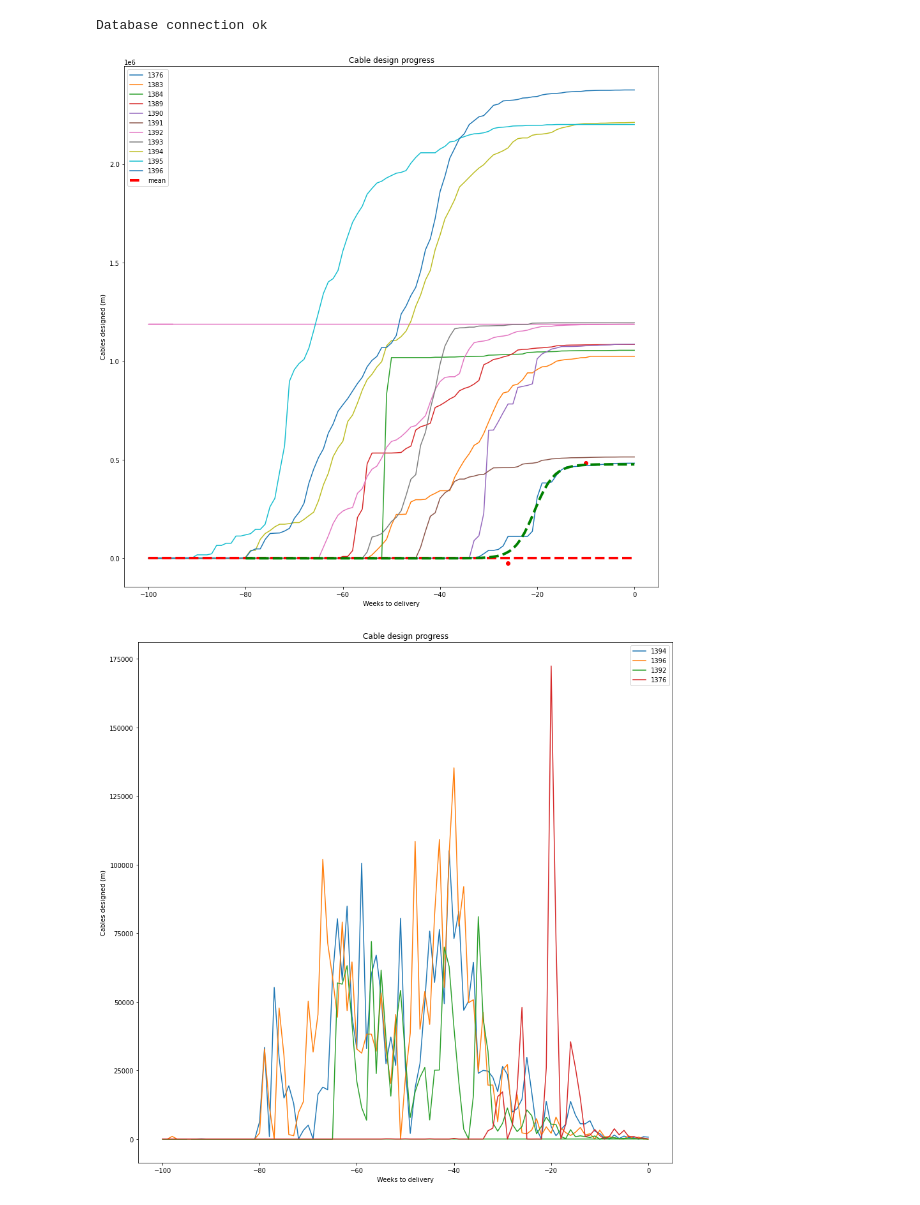
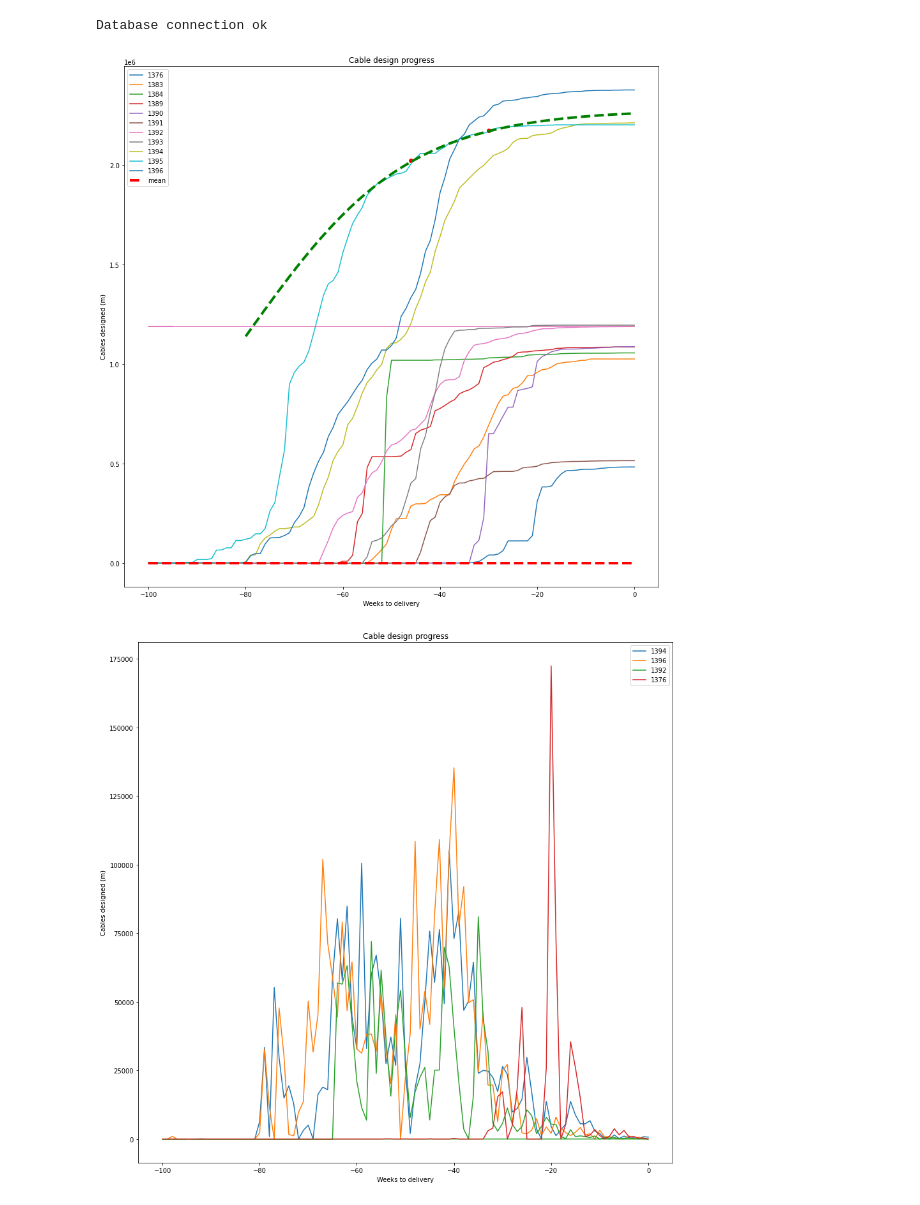
Before and after one commit to Miikkasna/cablepredictions, a Jupyter notebook: jupyter test.ipynb, the cells around one changed output. Saved outputs shown, nothing was run; the diff lists cells and outputs as text; code cells hidden in the pictures.

```diff
--- a/jupyter test.ipynb
+++ b/jupyter test.ipynb
@@ -58,37 +58,37 @@ for ship in data:
     y = data[:, -1]
     legends.append(ship)
     ycum = y.cumsum()
     ycum_n = ycum/ycum.max(axis=0)
     #(x0hat, khat, lhat), _ = curve_fit(logifunc, x, ycum, bounds=([-100, 0, 1], [0, 10, ycum[-1]*2]))
     x2 = range(-100, 0)
     #yhat = logifunc(x2, x0hat, khat, lhat)
-    if ship==1376:
-        c = -26
-        e = -10
+    if ship==1395:
+        c = -46
+        e = -30
         xx = x[c:e]
         yy = ycum[c:e]
         fit = np.polyfit(xx, yy, 2)
         (x0hat, khat, lhat), _ = curve_fit(logifunc, xx, yy, bounds=([-80, 0.0001, ycum[-1]*0.7], [0, 2, ycum[-1]*1.3]))
 
     all.append(ycum_n)
     plt.plot(x, ycum)
     #plt.plot(x2, yhat)
 all = np.array(all)
 ycum_n_mean = all.mean(axis=0)
 legends.append('mean')
 plt.plot(x, ycum_n_mean, 'r--', linewidth=4)
 xx = np.linspace(-80, 0, 100)
 plt.plot(xx, logifunc(xx, x0hat, khat, lhat), 'g--', linewidth=4)
 plt.scatter(e, np.poly1d(fit)(e), c='r')
 plt.scatter(c, np.poly1d(fit)(c), c='r')
 plt.title("Cable design progress")
 plt.xlabel("Weeks to delivery")
 plt.ylabel("Cables designed (m)")
 plt.legend(legends)
 plt.savefig('cumul_progress.png')
 plt.show()
 # %% [output]
-[figure, old version]
+[figure, new version]
 # %%
 cursor.execute("SELECT project_id FROM routed GROUP BY project_id")
 data = np.array(cursor.fetchall())[:, 0]
```
Also changed, not shown: parts of 1 cell of this notebook, 3 other files.
